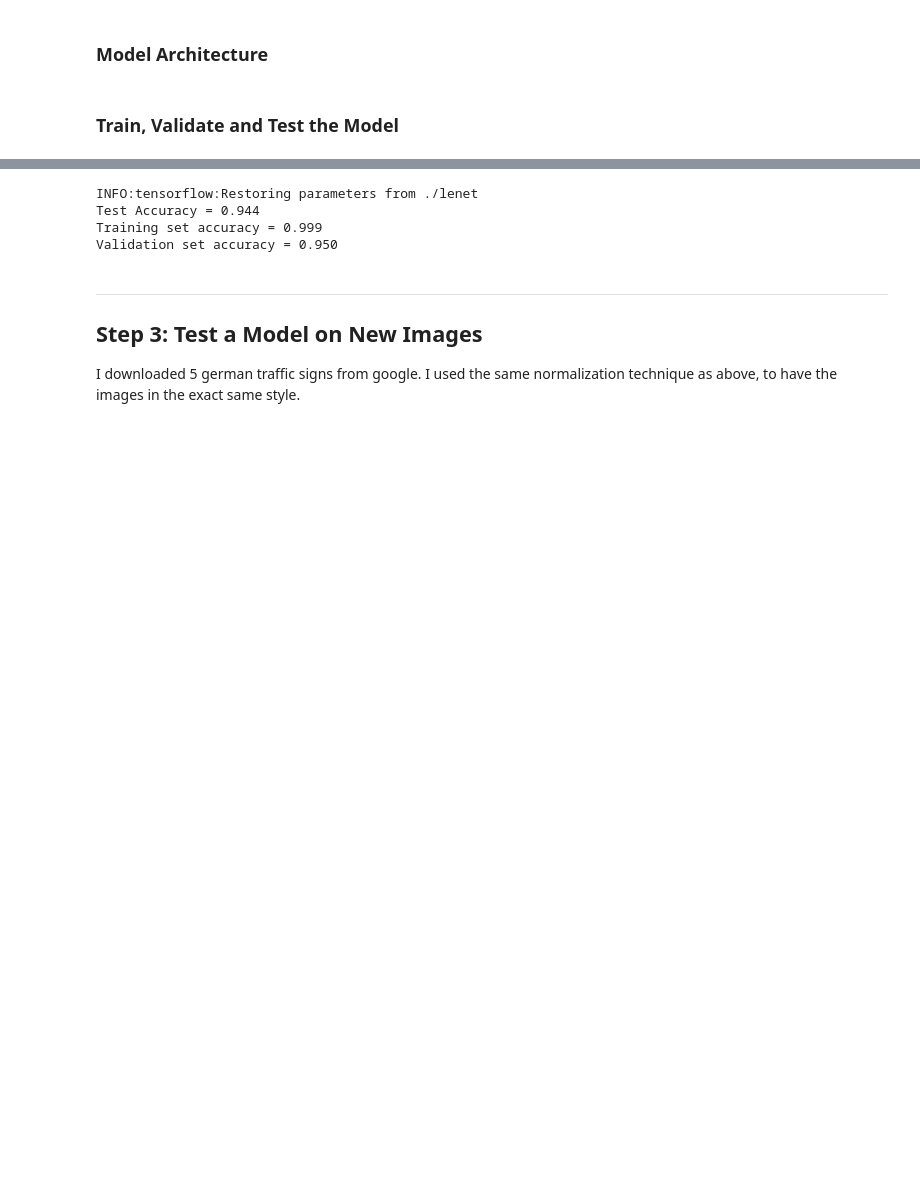
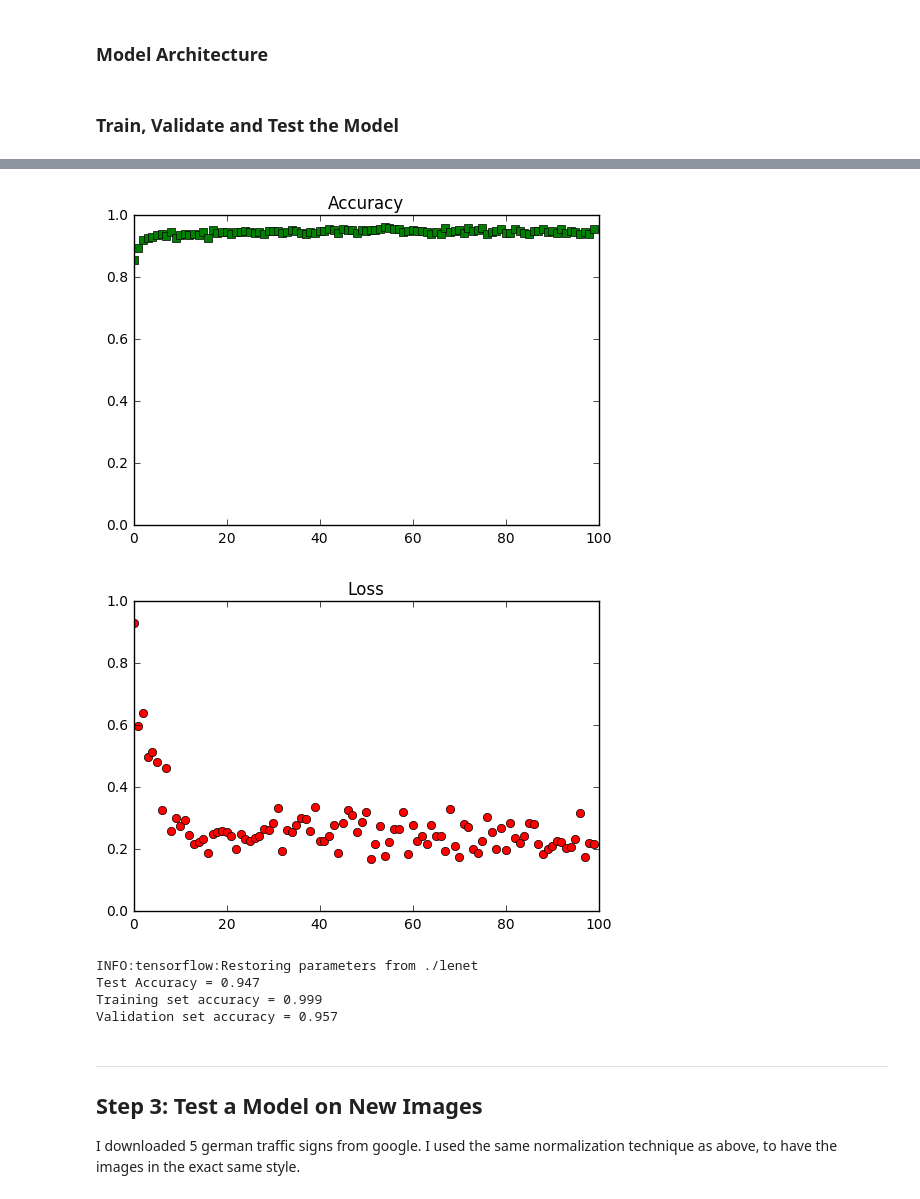
Before and after one commit to MaggiN1337/carnd-term1, a Jupyter notebook: traffic-sign-classifier/Traffic_Sign_Classifier.ipynb, the cells around one changed output, grey strips where cells are left out. Drawn from its saved outputs; the diff is of its cells as text; code cells hidden in the pictures; blank space fills up the shorter version.

Commit message:
Added L2 regularization, visualization of the learning-rate and tuned batch size and epochs.

```diff
--- a/traffic-sign-classifier/Traffic_Sign_Classifier.ipynb
+++ b/traffic-sign-classifier/Traffic_Sign_Classifier.ipynb
@@ -271,8 +271,15 @@ logits = mynet(x)
 # calculate cross-entropy and loss function
 #use softmax_cross_entropy_with_logits_v2 as v1 is depreceated
 cross_entropy = tf.nn.softmax_cross_entropy_with_logits_v2(labels=one_hot_y, logits=logits)
-loss_operation = tf.reduce_mean(cross_entropy)
+
+#L2 Regularization and Loss operation
+vars   = tf.trainable_variables()
+l2regularization = tf.add_n([ tf.nn.l2_loss(tf.cast(v, tf.float32)) for v in vars if '_b' not in v.name ]) * 0.001
+loss_operation = tf.reduce_mean(cross_entropy) + l2regularization
+
+# Optimize GradientDescentOptimizer or AdamOptimizer
 optimizer = tf.train.AdamOptimizer(learning_rate = LEARN_RATE)
+#optimizer = tf.train.GradientDescentOptimizer(learning_rate = LEARN_RATE)
 training_operation = optimizer.minimize(loss_operation)
 # %%
 # calculate the prediction accuracy
@@ -288,13 +295,14 @@ def evaluate(X_data, y_data):
     sess = tf.get_default_session()
     for offset in range(0, num_examples, BATCH_SIZE):
         batch_x, batch_y = X_data[offset:offset+BATCH_SIZE], y_data[offset:offset+BATCH_SIZE]
-        accuracy = sess.run(accuracy_operation, feed_dict={x: batch_x, y: batch_y, keep_prob: 1.0})
+        accuracy, loss = sess.run([accuracy_operation, loss_operation], feed_dict={x: batch_x, y: batch_y, keep_prob: 1.0})
         total_accuracy += (accuracy * len(batch_x))
-    return total_accuracy / num_examples
+    return total_accuracy / num_examples, loss
 # %%
 # Learn
 
 with tf.Session() as sess:
+    statistics=[]
     sess.run(tf.global_variables_initializer())
     num_examples = len(X_train)
 
@@ -306,10 +314,13 @@ with tf.Session() as sess:
             batch_x, batch_y = X_train[offset:end], y_train[offset:end]
             sess.run(training_operation, feed_dict={x: batch_x, y: batch_y, keep_prob: 0.9})
 
-        validation_accuracy = evaluate(X_valid, y_valid)
+        validation_accuracy, validation_loss = evaluate(X_valid, y_valid)
         print("EPOCH {} ...".format(i+1))
         print("Validation Accuracy = {:.3f}".format(validation_accuracy))
         print()
+        statistics.append(i)
+        statistics.append(validation_accuracy)
+        statistics.append(validation_loss)
 
     saver.save(sess, './lenet')
     print("Model saved")
@@ -316,3 +345,33 @@ with tf.Session() as sess:
+# %%
+# print learning and loss curve
+def print_curve(data):
+
+    i=0
+    while i < len(data):
+        # accuracy
+        plt.figure(1)
+        plt.plot(data[i], data[i+1], 'gs')
+
+        # loss
+        plt.figure(2)
+        plt.plot(data[i],data[i+2], 'ro')
+
+        i = i + 3
+
+    plt.figure(1)
+    plt.ylim(0,1)
+    plt.title('Accuracy')
+
+    plt.figure(2)
+    plt.ylim(0,1)
+    plt.title('Loss')
+
+    plt.show()
+
+print_curve(statistics)
+# %% [output]
+[figure, added]
+[figure, added]
 # %%
 # Class used to save and/or restore Tensor Variables
 saver = tf.train.Saver()
@@ -321,15 +380,15 @@ with tf.Session() as sess:
     saver.restore(sess, './lenet')
 
     # Print out accuracy after restore
-    test_accuracy = evaluate(X_test, y_test)
+    test_accuracy, test_loss = evaluate(X_test, y_test)
     print("Test Accuracy = {:.3f}".format(test_accuracy))
-    print("Training set accuracy = {:.3f}".format(evaluate(X_train, y_train)))
-    print("Validation set accuracy = {:.3f}".format(evaluate(X_valid, y_valid)))
+    print("Training set accuracy = {:.3f}".format(evaluate(X_train, y_train)[0]))
+    print("Validation set accuracy = {:.3f}".format(evaluate(X_valid, y_valid)[0]))
 # %% [output]
 INFO:tensorflow:Restoring parameters from ./lenet
-Test Accuracy = 0.944
+Test Accuracy = 0.947
 Training set accuracy = 0.999
-Validation set accuracy = 0.950
+Validation set accuracy = 0.957
 # %% [markdown]
 ---
 
```
Also changed, not shown: parts of 7 cells of this notebook, 5 other files.
